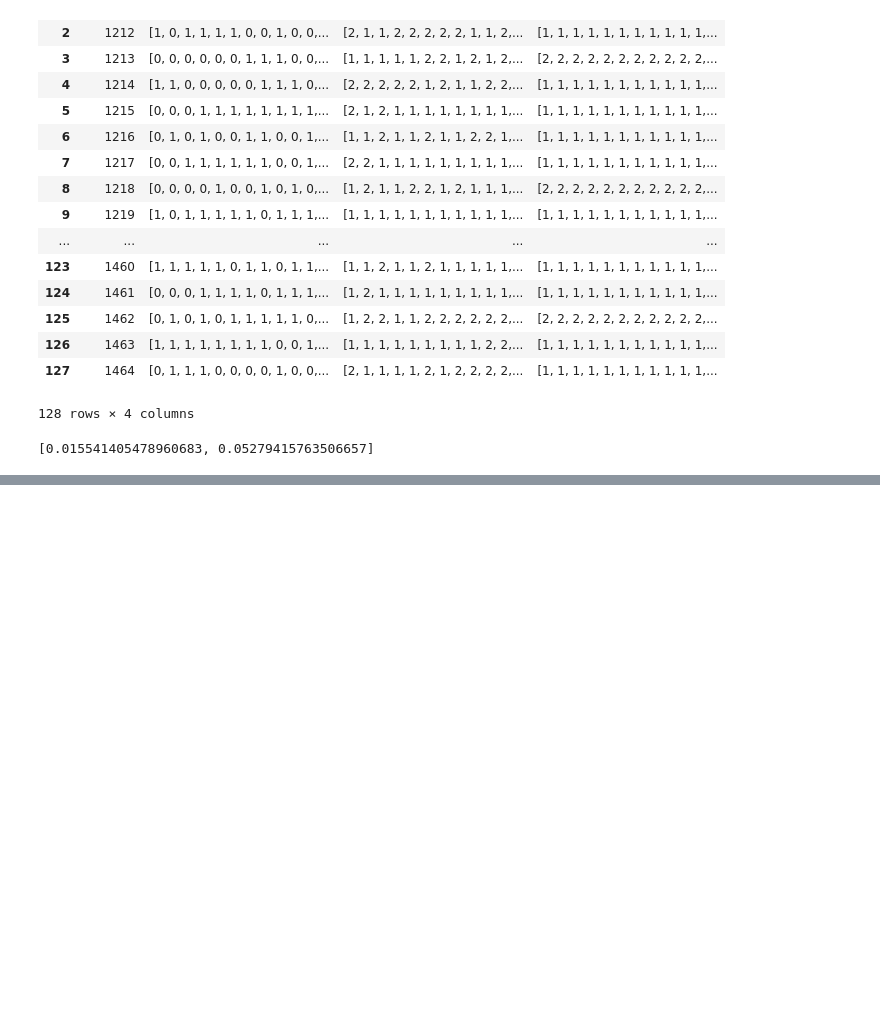
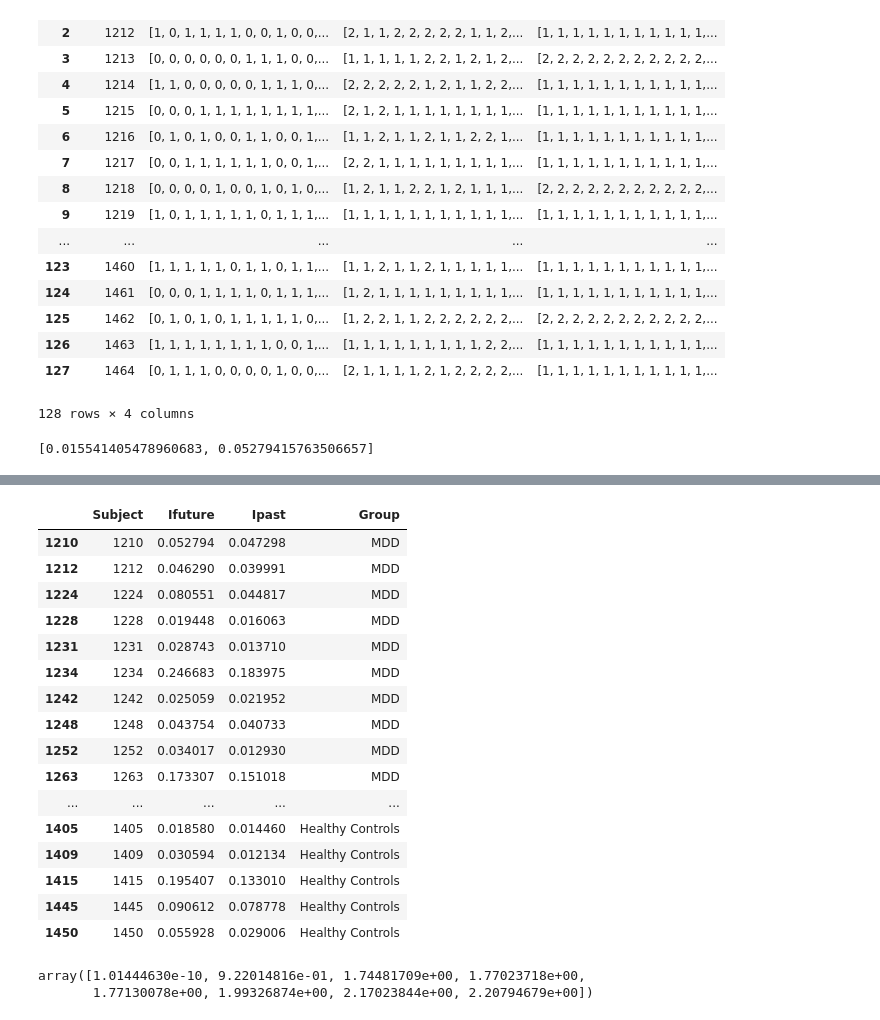
Before and after one commit to alsfilip/Empirical_Information_Bottleneck, a Jupyter notebook: RL_MDD/MDD_analysis.ipynb, the cells around one changed output, grey strips where cells are left out. Cells and saved outputs as stored; diff of their text form; code cells hidden in the pictures; blank space fills up the shorter version.

```diff
--- a/RL_MDD/MDD_analysis.ipynb
+++ b/RL_MDD/MDD_analysis.ipynb
@@ -253,0 +299,2 @@ subject
+# %%
+high_past = merged_df[merged_df['Ifuture']>merged_df['Ipast']]
@@ -253,0 +308,20 @@ subject
+# %%
+high_past
+# %% [output]
+|  | Subject | Ifuture | Ipast | Group |
+| 1210 | 1210 | 0.052794 | 0.047298 | MDD |
+| 1212 | 1212 | 0.046290 | 0.039991 | MDD |
+| 1224 | 1224 | 0.080551 | 0.044817 | MDD |
+| 1228 | 1228 | 0.019448 | 0.016063 | MDD |
+| 1231 | 1231 | 0.028743 | 0.013710 | MDD |
+| 1234 | 1234 | 0.246683 | 0.183975 | MDD |
+| 1242 | 1242 | 0.025059 | 0.021952 | MDD |
+| 1248 | 1248 | 0.043754 | 0.040733 | MDD |
+| 1252 | 1252 | 0.034017 | 0.012930 | MDD |
+| 1263 | 1263 | 0.173307 | 0.151018 | MDD |
+| ... | ... | ... | ... | ... |
+| 1405 | 1405 | 0.018580 | 0.014460 | Healthy Controls |
+| 1409 | 1409 | 0.030594 | 0.012134 | Healthy Controls |
+| 1415 | 1415 | 0.195407 | 0.133010 | Healthy Controls |
+| 1445 | 1445 | 0.090612 | 0.078778 | Healthy Controls |
+| 1450 | 1450 | 0.055928 | 0.029006 | Healthy Controls |
@@ -253,0 +345,5 @@ subject
+# %%
+s1['i_p'].values[0]
+# %% [output]
+array([1.01444630e-10, 9.22014816e-01, 1.74481709e+00, 1.77023718e+00,
+       1.77130078e+00, 1.99326874e+00, 2.17023844e+00, 2.20794679e+00])
```
Also changed, not shown: parts of 16 cells of this notebook, 1 other file.
